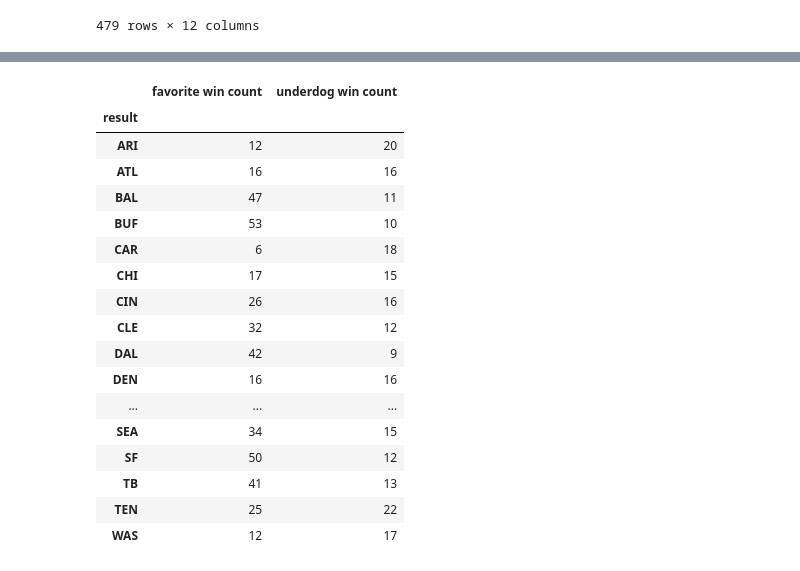
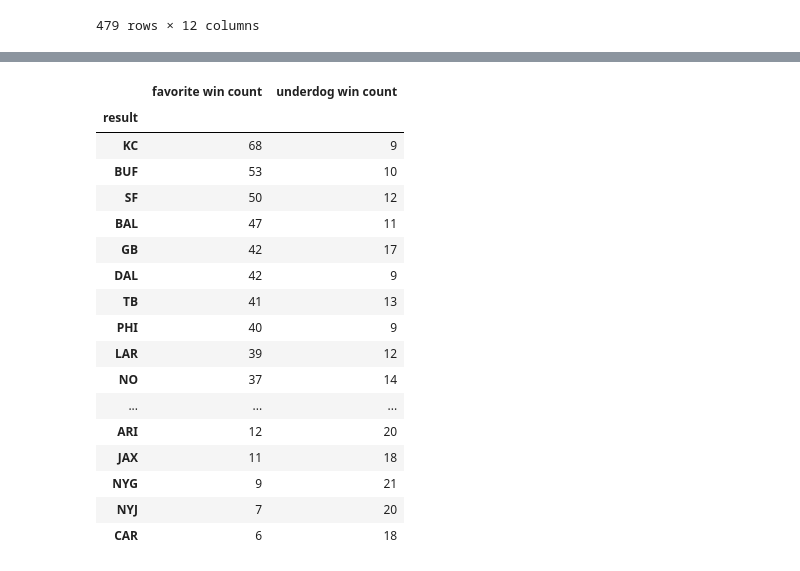
Before and after one commit to tarsian/Group_1-Project_1, a Jupyter notebook: NFL Betting/Skylor_Notebook.ipynb, the cells around one changed output, grey strips where cells are left out. Saved outputs shown, nothing was run; the diff lists cells and outputs as text; code cells hidden in the pictures.

```diff
--- a/NFL Betting/Skylor_Notebook.ipynb
+++ b/NFL Betting/Skylor_Notebook.ipynb
@@ -189,5 +207,5 @@ favorite_df
 # %%
-# Group the data by the ID's in the result column.
-favorite_df = favorite_df.groupby('result')
-favorite_df
+# Grab the win counts for each ID in the result column.
+favorite_wins = favorite_df['result'].value_counts()
+favorite_wins
 # %% [output]
@@ -219,7 +254,7 @@ underdog_df
 | 13800 | 2/11/2024 | 2023 | Superbowl | True | Kansas City Chiefs | 25 | 22 | ... |
 479 rows × 12 columns
 # %%
-# Eliminate games from the data that resulted in Ties and group by the abbreviations in result again.
+# Eliminate games from the data that resulted in Ties and count those games by abbreviations in result again.
 underdog_df = underdog_df[underdog_df['result'] != 'Tie']
-underdog_df = underdog_df.groupby('result')
+underdog_wins = underdog_df['result'].value_counts()
 # %%
@@ -233,26 +318,27 @@ plt.show()
 # %%
-outcome_df = pd.DataFrame(favorite_df['result'].count())
-outcome_df = outcome_df.rename(columns={'result' : 'favorite win count'})
+
+outcome_df = pd.DataFrame(favorite_wins)
+outcome_df = outcome_df.rename(columns={'count' : 'favorite win count'})
 outcome_df['underdog win count'] = ''
-outcome_df['underdog win count'] = underdog_df['result'].count()
+outcome_df['underdog win count'] = underdog_wins
 outcome_df
 # %% [output]
 |  | favorite win count | underdog win count |
 | result |  |  |
+| KC | 68 | 9 |
+| BUF | 53 | 10 |
+| SF | 50 | 12 |
+| BAL | 47 | 11 |
+| GB | 42 | 17 |
+| DAL | 42 | 9 |
+| TB | 41 | 13 |
+| PHI | 40 | 9 |
+| LAR | 39 | 12 |
+| NO | 37 | 14 |
+| ... | ... | ... |
 | ARI | 12 | 20 |
-| ATL | 16 | 16 |
-| BAL | 47 | 11 |
-| BUF | 53 | 10 |
+| JAX | 11 | 18 |
+| NYG | 9 | 21 |
+| NYJ | 7 | 20 |
 | CAR | 6 | 18 |
-| CHI | 17 | 15 |
-| CIN | 26 | 16 |
-| CLE | 32 | 12 |
-| DAL | 42 | 9 |
-| DEN | 16 | 16 |
-| ... | ... | ... |
-| SEA | 34 | 15 |
-| SF | 50 | 12 |
-| TB | 41 | 13 |
-| TEN | 25 | 22 |
-| WAS | 12 | 17 |
 # %%
```
Also changed, not shown: parts of 14 cells of this notebook.
